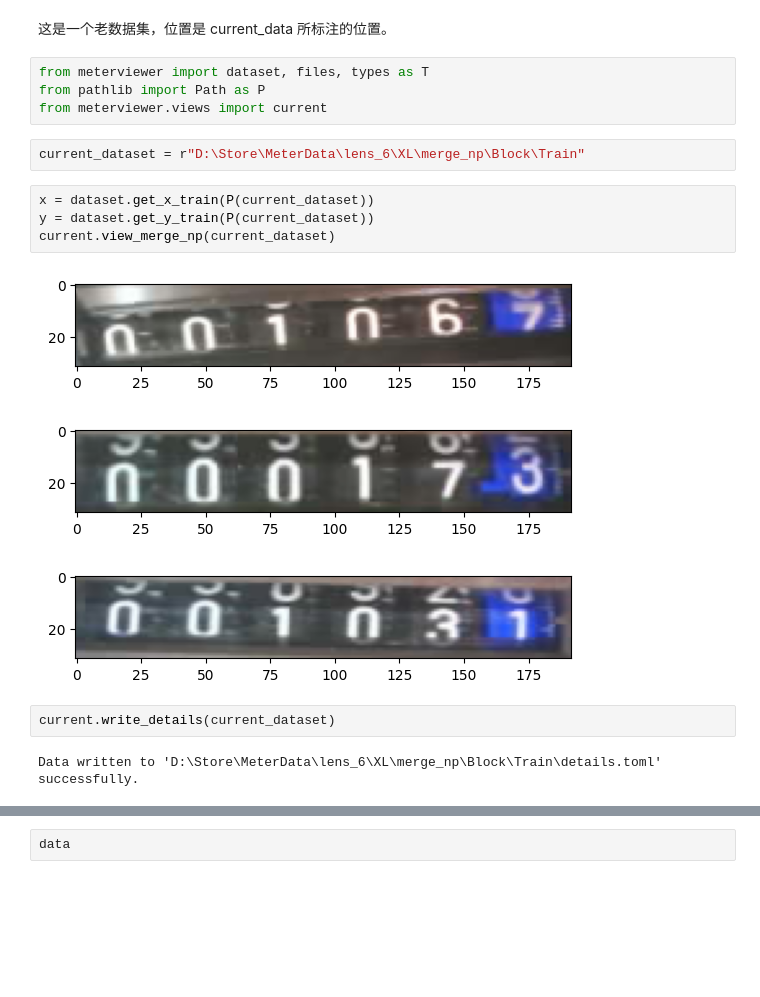
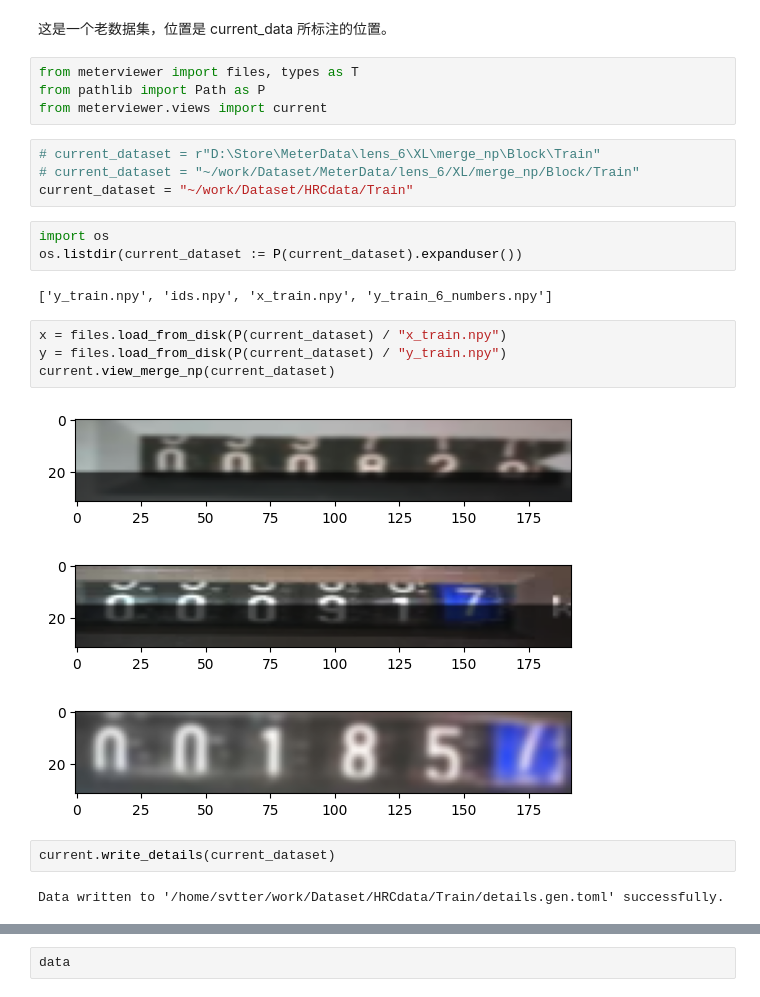
Before and after one commit to meterhub/meter-viewer, a Jupyter notebook: notebooks/view/normal-block.ipynb, the cells around one changed output, grey strips where cells are left out. Drawn from its saved outputs; the diff is of its cells as text; blank space fills up the shorter version.

```diff
--- a/notebooks/view/normal-block.ipynb
+++ b/notebooks/view/normal-block.ipynb
@@ -1,23 +1,30 @@
 # %% [markdown]
 这是一个老数据集，位置是 current_data 所标注的位置。
 # %%
-from meterviewer import dataset, files, types as T
+from meterviewer import files, types as T
 from pathlib import Path as P
 from meterviewer.views import current
 # %%
-current_dataset = r"D:\Store\MeterData\lens_6\XL\merge_np\Block\Train"
+# current_dataset = r"D:\Store\MeterData\lens_6\XL\merge_np\Block\Train"
+# current_dataset = "~/work/Dataset/MeterData/lens_6/XL/merge_np/Block/Train"
+current_dataset = "~/work/Dataset/HRCdata/Train"
+# %%
+import os
+os.listdir(current_dataset := P(current_dataset).expanduser())
+# %% [output]
+['y_train.npy', 'ids.npy', 'x_train.npy', 'y_train_6_numbers.npy']
 # %%
-x = dataset.get_x_train(P(current_dataset))
-y = dataset.get_y_train(P(current_dataset))
+x = files.load_from_disk(P(current_dataset) / "x_train.npy")
+y = files.load_from_disk(P(current_dataset) / "y_train.npy")
 current.view_merge_np(current_dataset)
 # %% [output]
-[figure, old version]
+[figure, new version]
-[figure, old version]
+[figure, new version]
-[figure, old version]
+[figure, new version]
 # %%
 current.write_details(current_dataset)
 # %% [output]
-Data written to 'D:\Store\MeterData\lens_6\XL\merge_np\Block\Train\details.toml' successfully.
+Data written to '/home/svtter/work/Dataset/HRCdata/Train/details.gen.toml' successfully.
 # %%
 with open(r'D:\Store\MeterData\lens_6\XL\merge_np\Block\Train\details.toml', 'r') as f:
     data = f.readlines()
```
Also changed, not shown: parts of 5 cells of this notebook, 1 other file.
